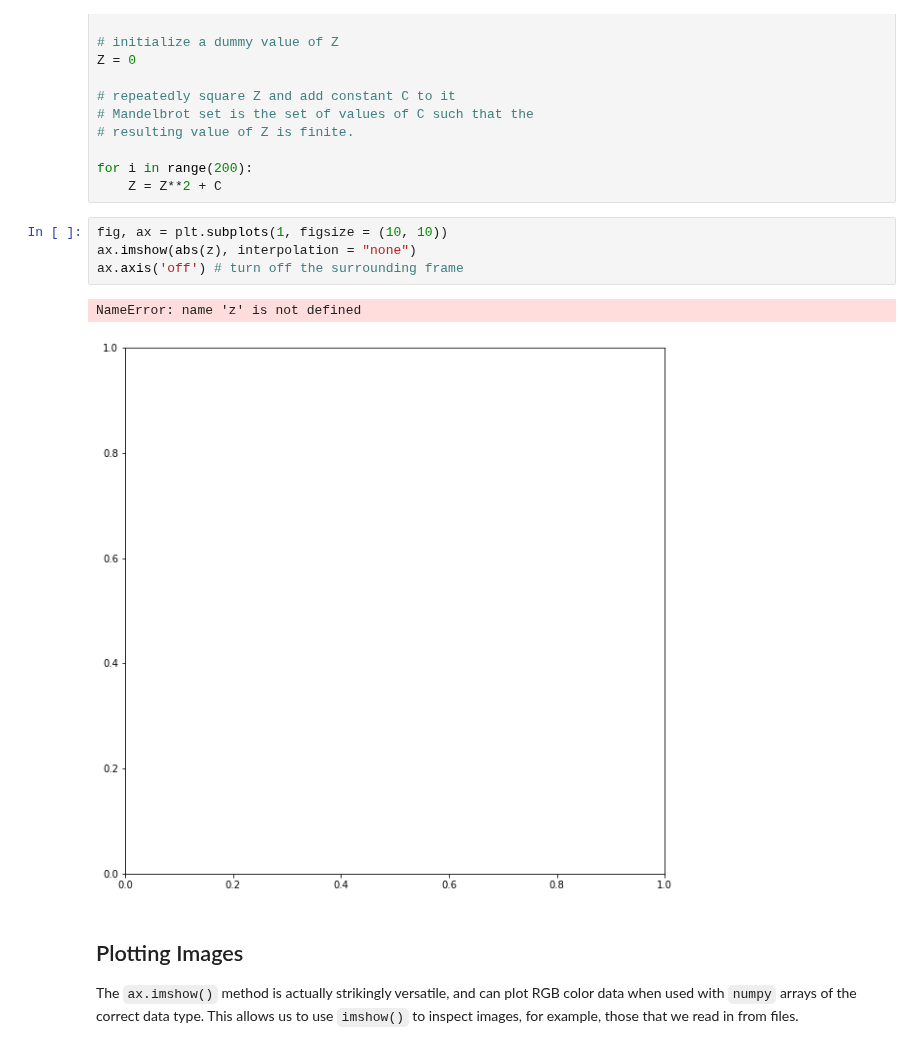
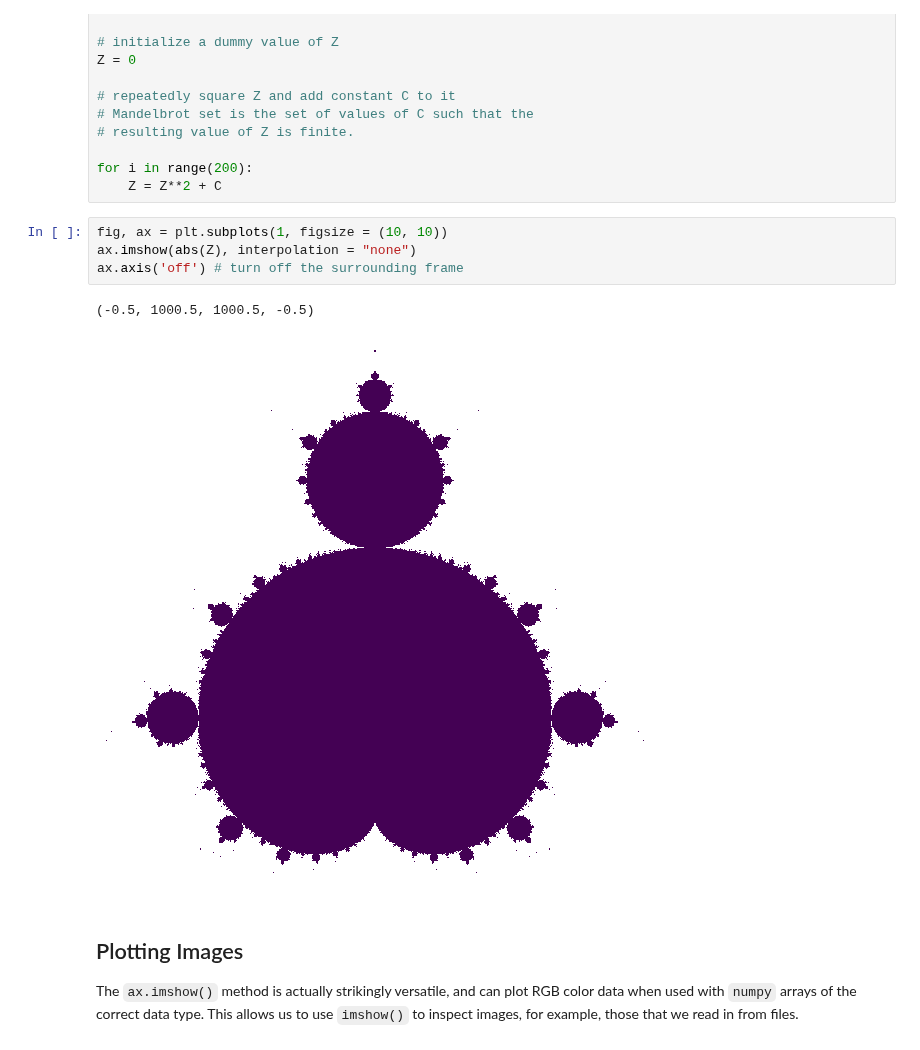
Before and after one commit to PhilChodrow/PIC16A, a Jupyter notebook: content/np_plt/plt_2.ipynb, the cells around one changed output. Saved outputs shown, nothing was run; the diff lists cells and outputs as text.

```diff
--- a/content/np_plt/plt_2.ipynb
+++ b/content/np_plt/plt_2.ipynb
@@ -62,11 +62,11 @@ for i in range(200):
     Z = Z**2 + C
 # %%
 fig, ax = plt.subplots(1, figsize = (10, 10))
-ax.imshow(abs(z), interpolation = "none")
+ax.imshow(abs(Z), interpolation = "none")
 ax.axis('off') # turn off the surrounding frame
 # %% [output]
-NameError: name 'z' is not defined
+(-0.5, 1000.5, 1000.5, -0.5)
-[figure, old version]
+[figure, new version]
 # %% [markdown]
 ## Plotting Images
 
```
Also changed, not shown: parts of 2 cells of this notebook, 2 other files.
